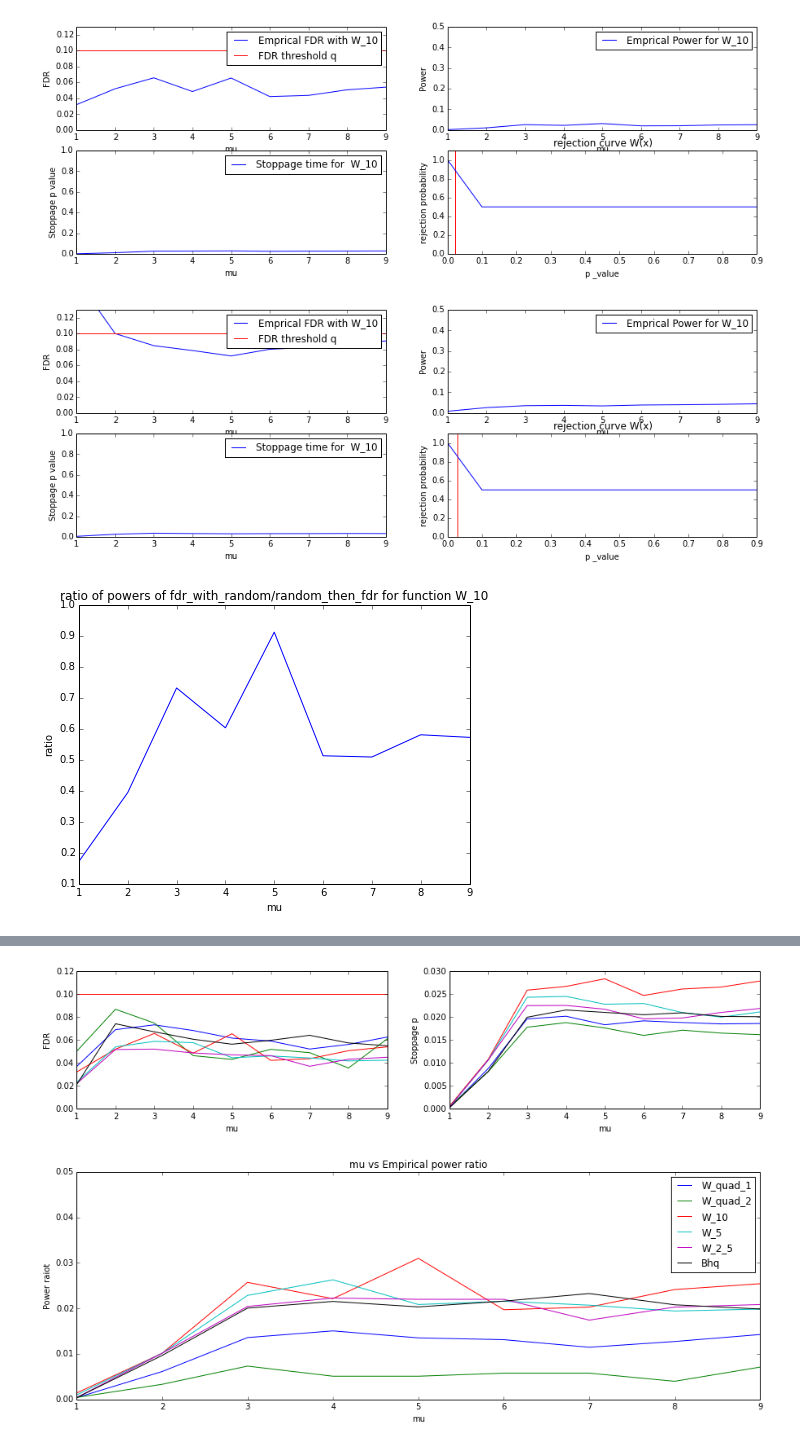
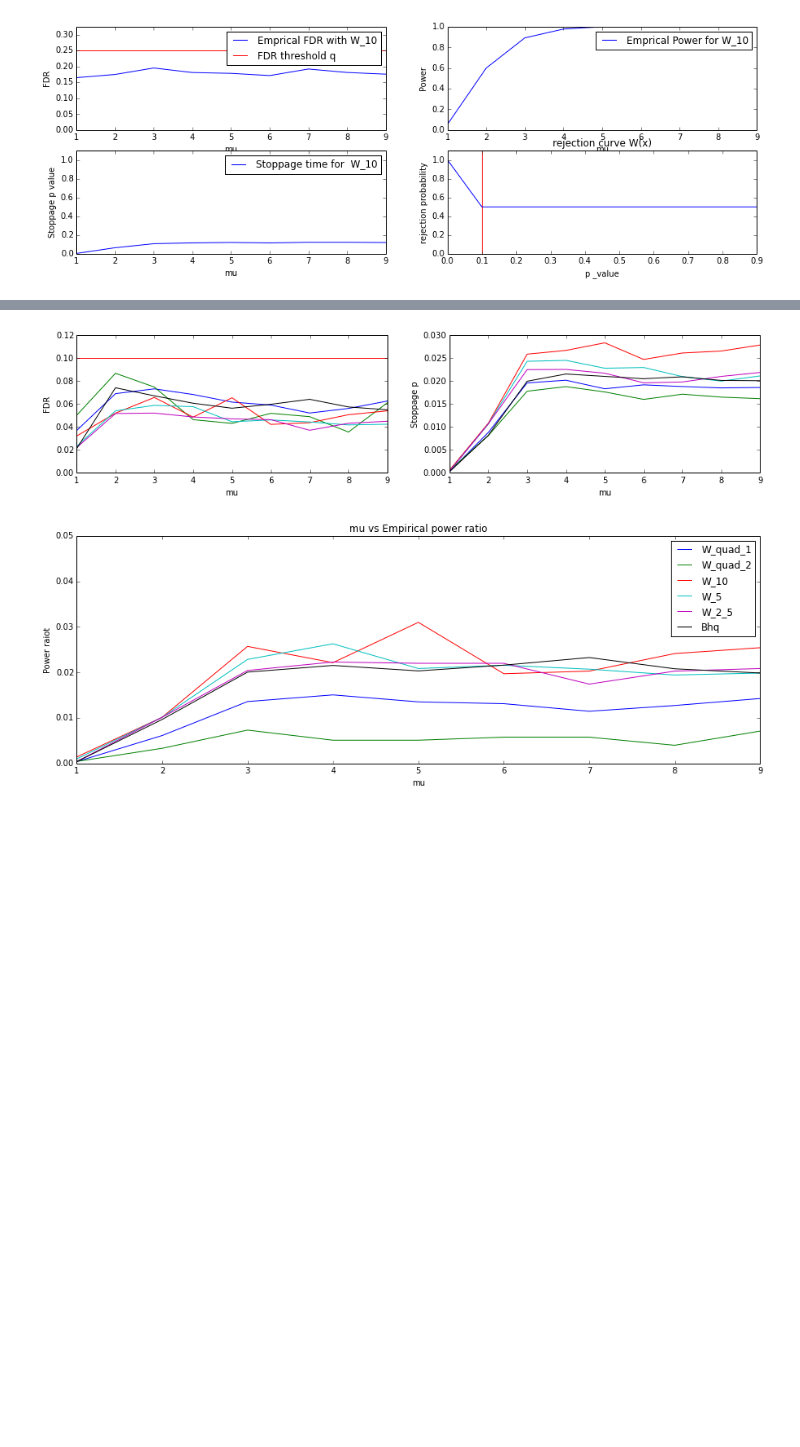
Before and after one commit to bagavi/RandomFDR, a Jupyter notebook: Random-FDR.ipynb, the cells around one changed output, grey strips where cells are left out. Cells and saved outputs as stored; diff of their text form; code cells hidden in the pictures; blank space fills up the shorter version.

```diff
--- a/Random-FDR.ipynb
+++ b/Random-FDR.ipynb
@@ -17,7 +17,7 @@ plt.rcParams['image.interpolation'] = 'nearest'
 plt.rcParams['image.cmap'] = 'gray'
 # %%
 mu_array = np.arange(1,10,1)
-q = 0.1
+q = 0.25
 # %%
 def generate_data(n,n0,mu):
     null_pvals      = np.random.uniform(size=n0) # Null p values
@@ -131,7 +131,7 @@ def run_experiment(n=200, n0=150, no_exp=30, method = Bh_q_random, q=0.25, W=W_B
 #             print Rejected_p_values, "\n"
             Bias_array[i]    += abs(estimated_p_value-true_p_value)
             FDR_array[i]     += FDP
-            Power_array[i] += float(len(np.where(Rejections<n0)[0]))/n0
+            Power_array[i] += float(len(Rejections))/(n-n0)*(1-FDP)
             Stopped_array[i] += stopping_pvalue
     FDR_array     = FDR_array/no_exp
     Power_array   = Power_array/no_exp
@@ -150,13 +150,13 @@ def run_experiment(n=200, n0=150, no_exp=30, method = Bh_q_random, q=0.25, W=W_B
         plt.subplot(222)
         plt.plot(mu_array,Power_array, label="Emprical Power for "+name)
         plt.legend()
-        plt.ylim(0,.5)
+        plt.ylim(0,1)
         plt.ylabel("Power")
         plt.xlabel("mu")
 
         plt.subplot(223)
         plt.plot(mu_array,Stopped_array, label="Stoppage time for  "+name)
-        plt.ylim(0,1)
+        plt.ylim(0,1.1)
         plt.legend()
         plt.ylabel("Stoppage p value")
         plt.xlabel("mu")
@@ -217,13 +208,6 @@ plot_ratio(Power_array_W_5, Power_array_W_5_Easy, "W_5")
 # %%
-FDR_array_W_10, Power_array_W_10, Stopped_array_W_10 = run_experiment(n=100, n0=70, no_exp=100,
+FDR_array_W_10, Power_array_W_10, Stopped_array_W_10 = run_experiment(n=200, n0=150, no_exp=30,
                                                                    q=q, W=W_10, name = "W_10", plot = True)
-
-FDR_array_W_10_Easy, Power_array_W_10_Easy, Stopped_array_W_10_Easy = run_experiment(n=100, n0=70, no_exp=100,
-                                                       method= random_Bh_q, q=q, W=W_10, name = "W_10", plot = True)
-
-plot_ratio(Power_array_W_10, Power_array_W_10_Easy, "W_10")
 # %% [output]
-[figure, old version]
+[figure, new version]
-[figure, removed]
-[figure, removed]
 # %%
```
Also changed, not shown: parts of 6 cells of this notebook, 1 other file.
